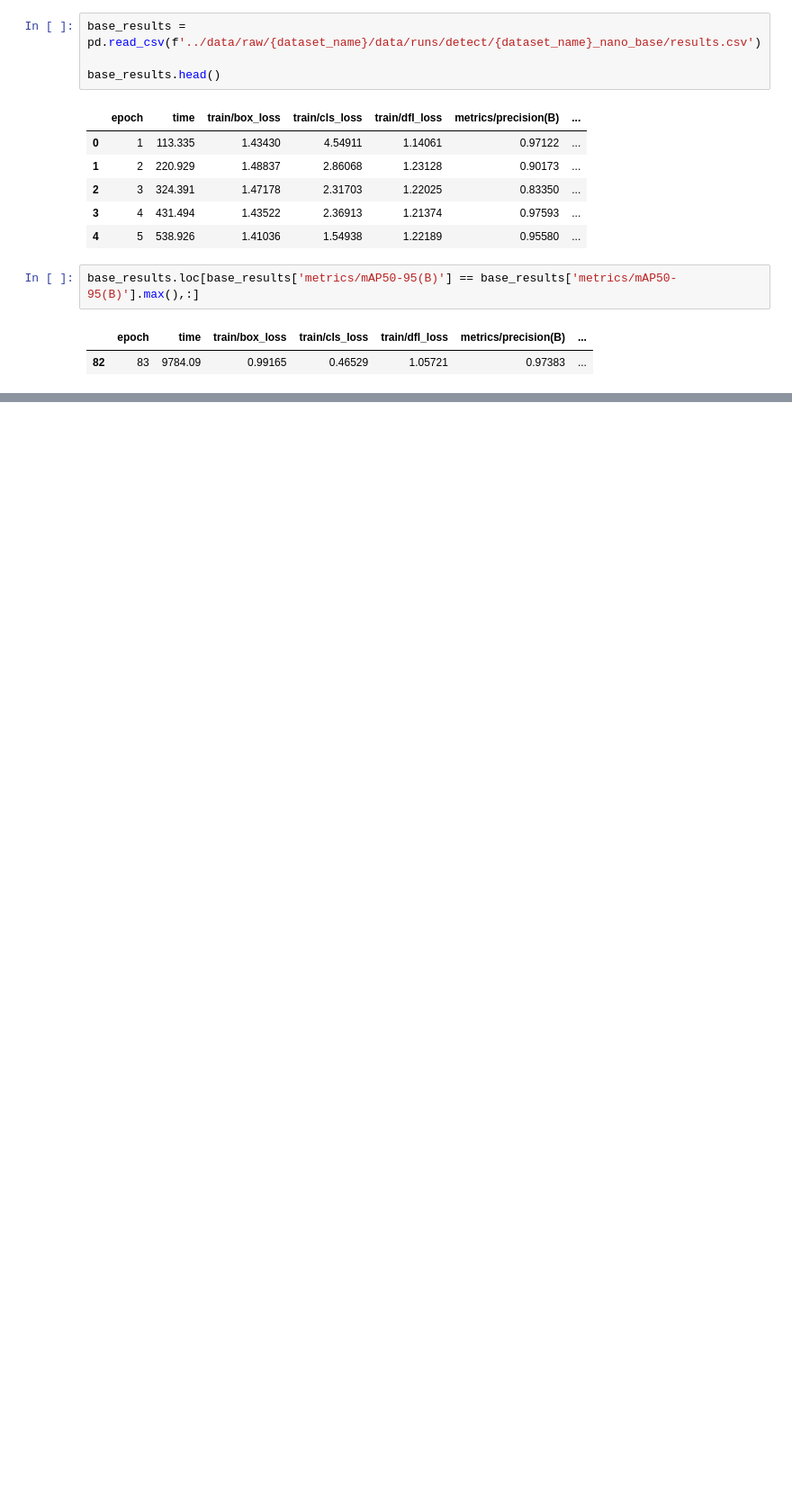
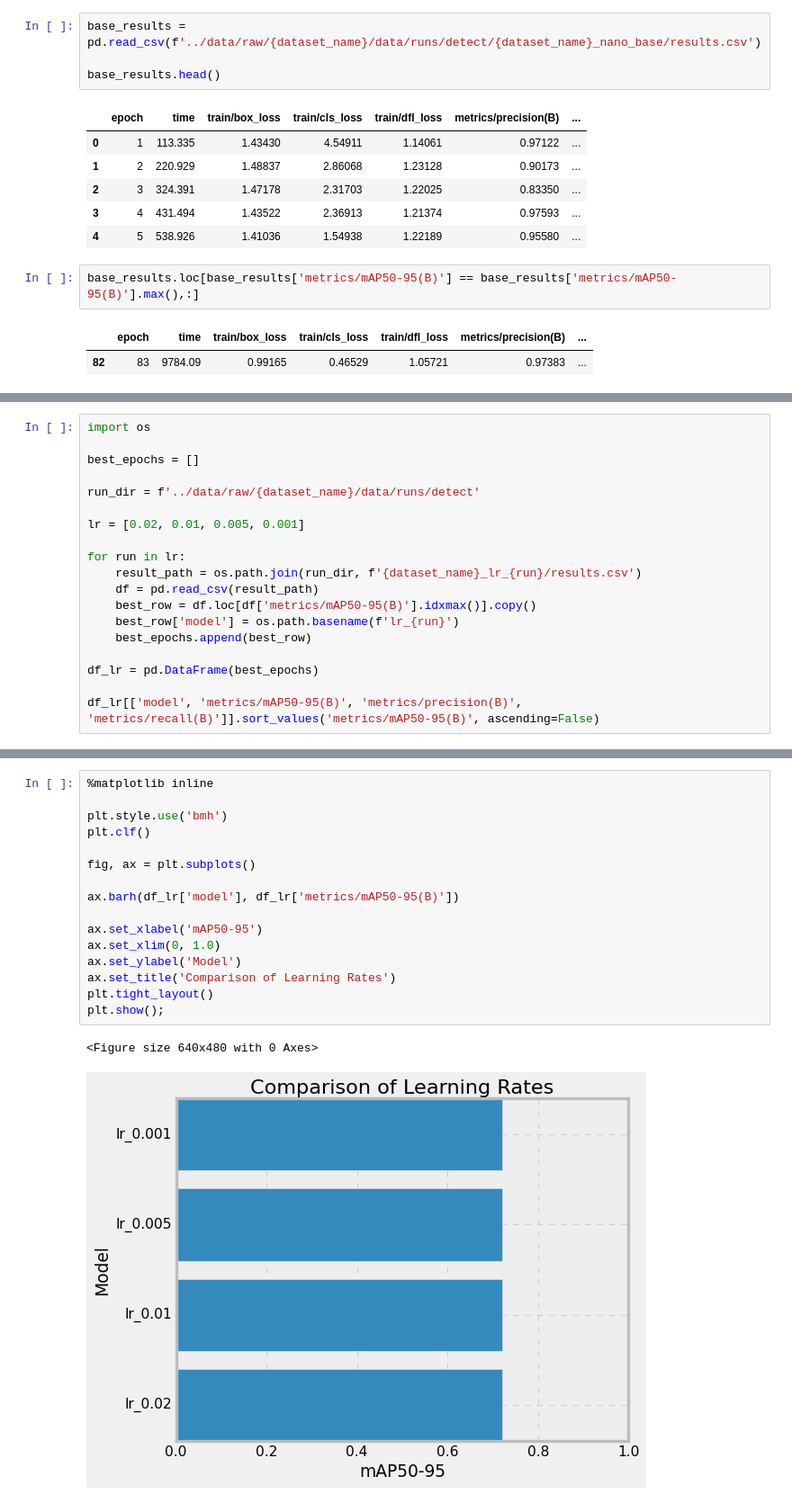
Before and after one commit to SenchouKouri/dpp, a Jupyter notebook: notebooks/main.ipynb, the cells around one changed output, grey strips where cells are left out. Shown at 90% size. Cells and saved outputs as stored; diff of their text form; blank space fills up the shorter version.

Commit message:
re-done lr models using CUDA. Result: all weights equal the same metrics

```diff
--- a/notebooks/main.ipynb
+++ b/notebooks/main.ipynb
@@ -334,0 +324,19 @@ NVIDIA GeForce RTX 3060
+# %%
+import os
+
+best_epochs = []
+
+run_dir = f'../data/raw/{dataset_name}/data/runs/detect'
+
+lr = [0.02, 0.01, 0.005, 0.001]
+
+for run in lr:
+    result_path = os.path.join(run_dir, f'{dataset_name}_lr_{run}/results.csv')
+    df = pd.read_csv(result_path)
+    best_row = df.loc[df['metrics/mAP50-95(B)'].idxmax()].copy()
+    best_row['model'] = os.path.basename(f'lr_{run}')
+    best_epochs.append(best_row)
+
+df_lr = pd.DataFrame(best_epochs)
+
+df_lr[['model', 'metrics/mAP50-95(B)', 'metrics/precision(B)', 'metrics/recall(B)']].sort_values('metrics/mAP50-95(B)', ascending=False)
@@ -334,0 +349,19 @@ NVIDIA GeForce RTX 3060
+# %%
+%matplotlib inline
+
+plt.style.use('bmh')
+plt.clf()
+
+fig, ax = plt.subplots()
+
+ax.barh(df_lr['model'], df_lr['metrics/mAP50-95(B)'])
+
+ax.set_xlabel('mAP50-95')
+ax.set_xlim(0, 1.0)
+ax.set_ylabel('Model')
+ax.set_title('Comparison of Learning Rates')
+plt.tight_layout()
+plt.show();
+# %% [output]
+<Figure size 640x480 with 0 Axes>
+[figure, added]
```
Also changed, not shown: parts of 3 cells of this notebook.
